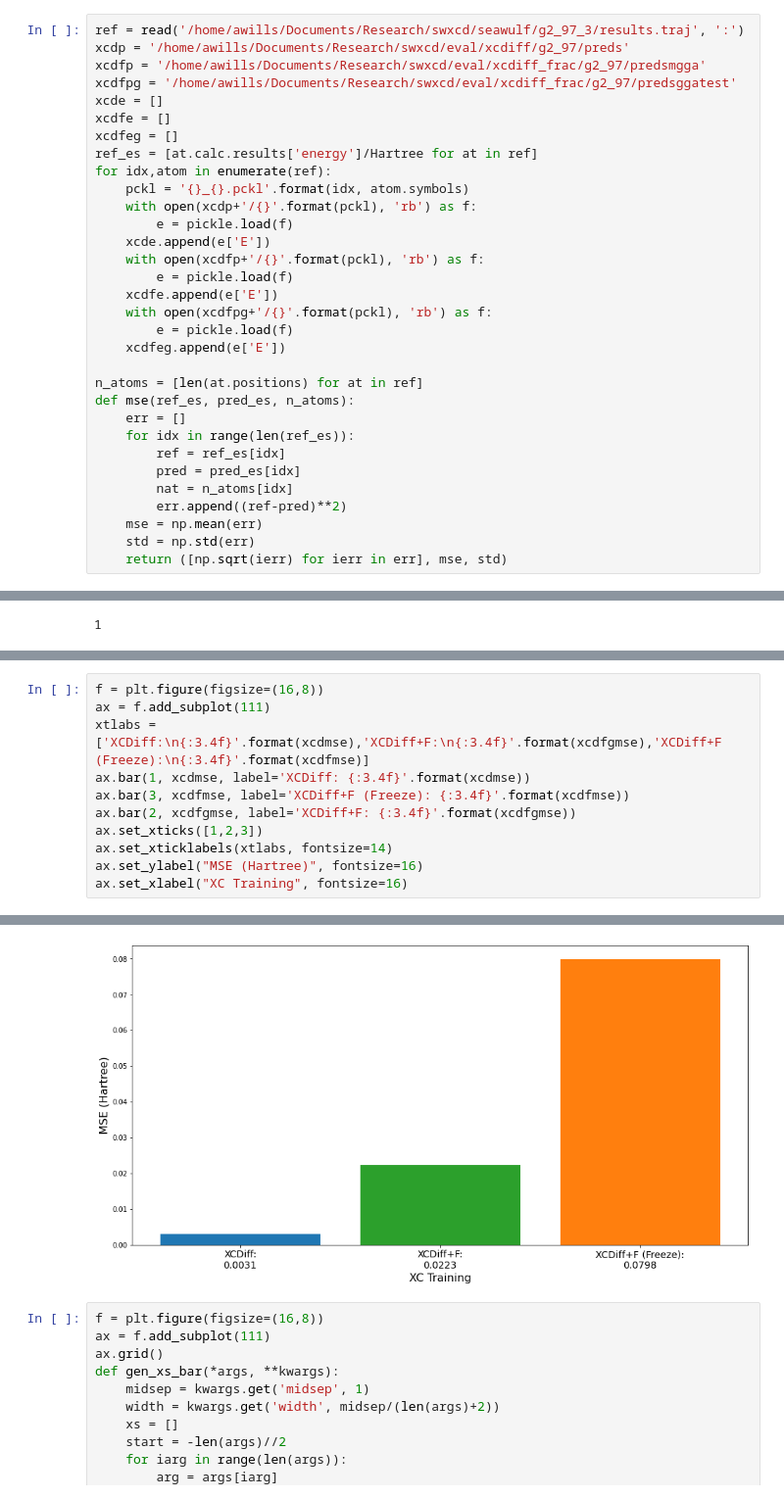
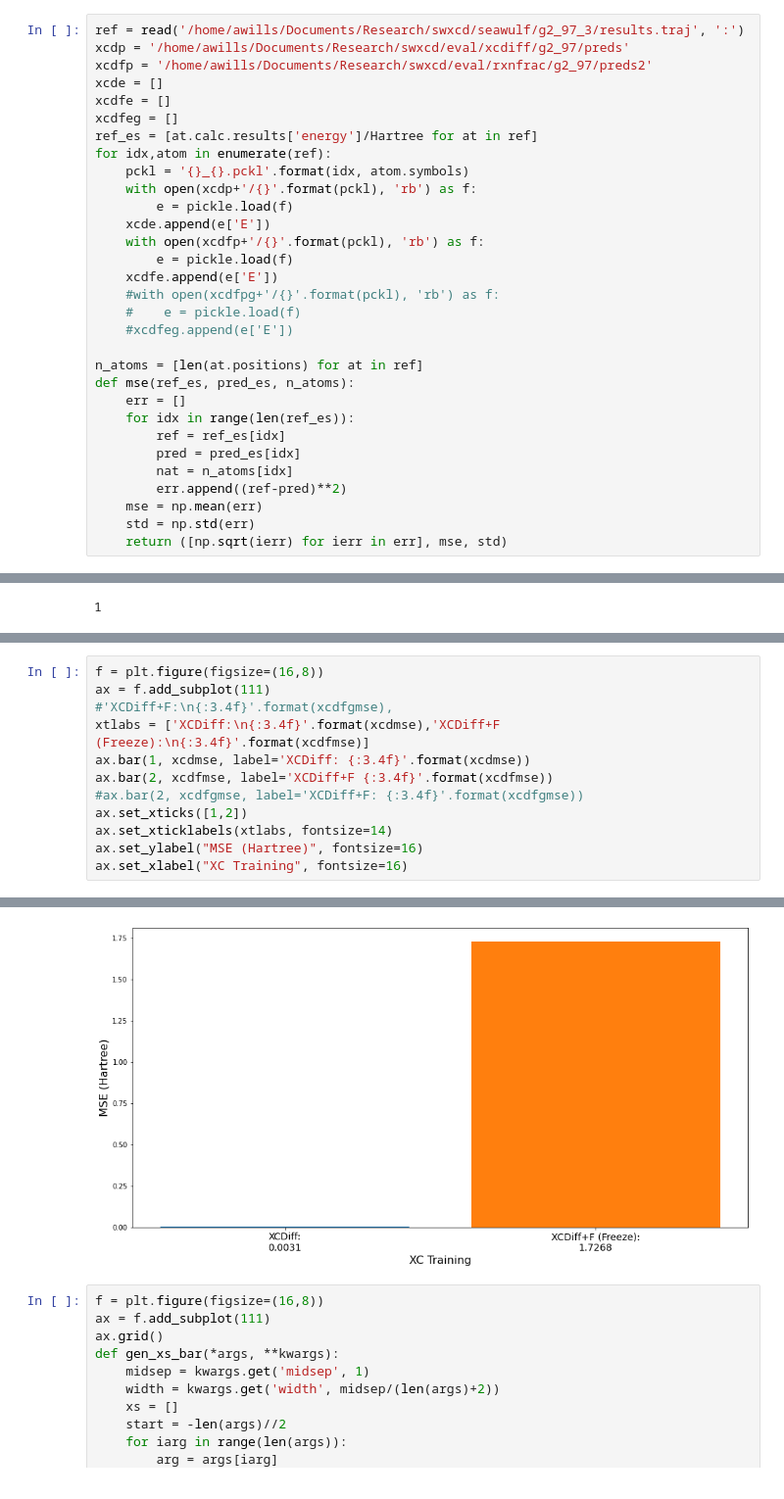
Before and after one commit to alecpwills/dpyscfl, a Jupyter notebook: notebooks/tutorial.ipynb, the cells around one changed output, grey strips where cells are left out. Shown: that part at 98% size. Cells and saved outputs as stored; diff of their text form.

```diff
--- a/notebooks/tutorial.ipynb
+++ b/notebooks/tutorial.ipynb
@@ -118,8 +118,7 @@ def KS(mol, method, model_path='', nxc_kind='grid', **kwargs):
 # %%
 ref = read('/home/awills/Documents/Research/swxcd/seawulf/g2_97_3/results.traj', ':')
 xcdp = '/home/awills/Documents/Research/swxcd/eval/xcdiff/g2_97/preds'
-xcdfp = '/home/awills/Documents/Research/swxcd/eval/xcdiff_frac/g2_97/predsmgga'
-xcdfpg = '/home/awills/Documents/Research/swxcd/eval/xcdiff_frac/g2_97/predsggatest'
+xcdfp = '/home/awills/Documents/Research/swxcd/eval/rxnfrac/g2_97/preds2'
 xcde = []
 xcdfe = []
 xcdfeg = []
@@ -132,9 +131,9 @@ for idx,atom in enumerate(ref):
     with open(xcdfp+'/{}'.format(pckl), 'rb') as f:
         e = pickle.load(f)
     xcdfe.append(e['E'])
-    with open(xcdfpg+'/{}'.format(pckl), 'rb') as f:
-        e = pickle.load(f)
-    xcdfeg.append(e['E'])
+    #with open(xcdfpg+'/{}'.format(pckl), 'rb') as f:
+    #    e = pickle.load(f)
+    #xcdfeg.append(e['E'])
 
 n_atoms = [len(at.positions) for at in ref]
 def mse(ref_es, pred_es, n_atoms):
@@ -179,17 +178,18 @@ xcdfgerra = np.array(xcdfgerr)
 # %%
 f = plt.figure(figsize=(16,8))
 ax = f.add_subplot(111)
-xtlabs = ['XCDiff:\n{:3.4f}'.format(xcdmse),'XCDiff+F:\n{:3.4f}'.format(xcdfgmse),'XCDiff+F (Freeze):\n{:3.4f}'.format(xcdfmse)]
+#'XCDiff+F:\n{:3.4f}'.format(xcdfgmse),
+xtlabs = ['XCDiff:\n{:3.4f}'.format(xcdmse),'XCDiff+F (Freeze):\n{:3.4f}'.format(xcdfmse)]
 ax.bar(1, xcdmse, label='XCDiff: {:3.4f}'.format(xcdmse))
-ax.bar(3, xcdfmse, label='XCDiff+F (Freeze): {:3.4f}'.format(xcdfmse))
-ax.bar(2, xcdfgmse, label='XCDiff+F: {:3.4f}'.format(xcdfgmse))
-ax.set_xticks([1,2,3])
+ax.bar(2, xcdfmse, label='XCDiff+F {:3.4f}'.format(xcdfmse))
+#ax.bar(2, xcdfgmse, label='XCDiff+F: {:3.4f}'.format(xcdfgmse))
+ax.set_xticks([1,2])
 ax.set_xticklabels(xtlabs, fontsize=14)
 ax.set_ylabel("MSE (Hartree)", fontsize=16)
 ax.set_xlabel("XC Training", fontsize=16)
 # %% [output]
 Text(0.5, 0, 'XC Training')
-[figure, old version]
+[figure, new version]
 # %%
 f = plt.figure(figsize=(16,8))
 ax = f.add_subplot(111)
```
Also changed, not shown: parts of 3 cells of this notebook, 3 other files.
